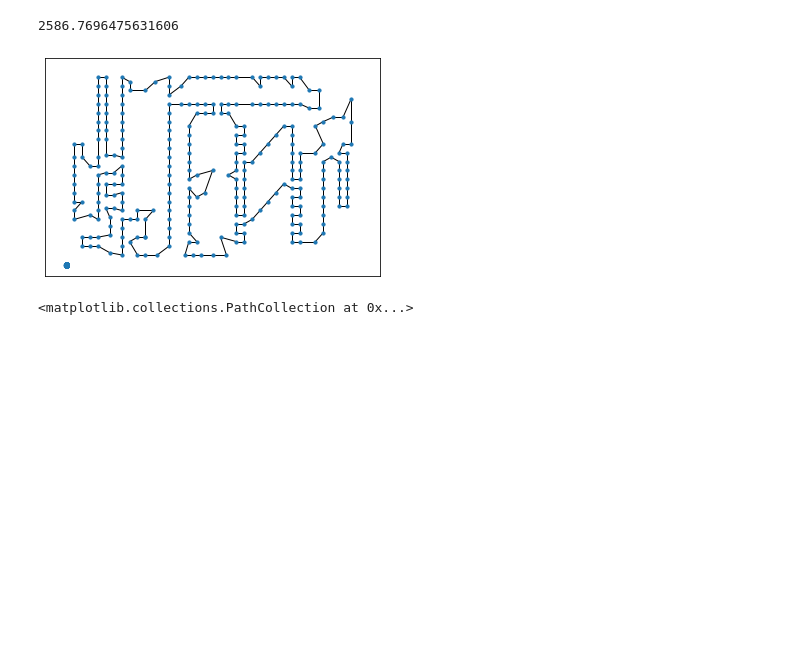
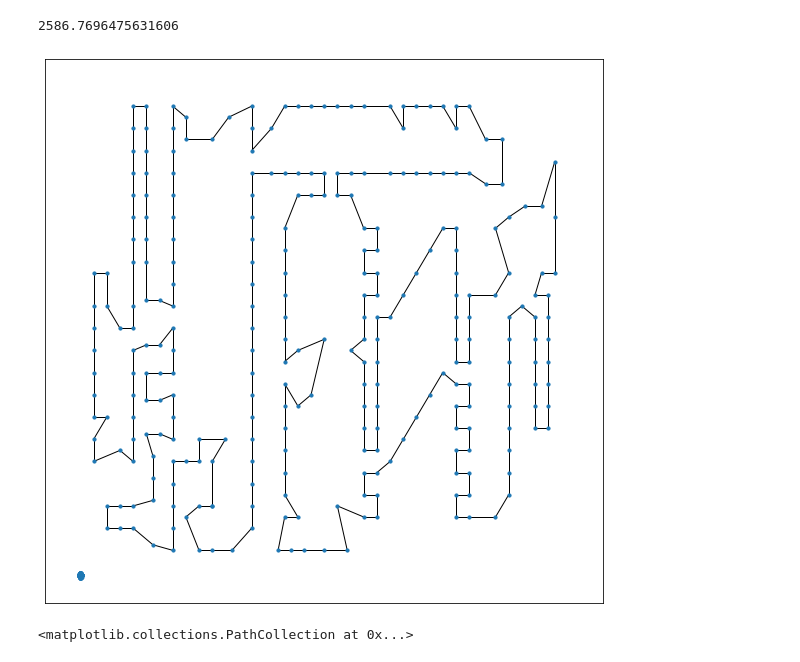
Before and after one commit to ElFilosofoX/natural_computing_project, a Jupyter notebook: testing_tsp.ipynb, the cells around one changed output. Cells and saved outputs as stored; diff of their text form; code cells hidden in the pictures; blank space fills up the shorter version.

```diff
--- a/testing_tsp.ipynb
+++ b/testing_tsp.ipynb
@@ -51,12 +51,13 @@ for i in range(1,len(G.nodes)+1):
 # %%
 solution = tsplib95.load("a280.opt.tour").tours[0]
 solution = get_edge_list(solution)
-nx.draw_networkx(G, with_labels=False, node_size=10, edgelist=[])
-nx.draw_networkx(G, pos=dictionary, with_labels=False, node_size=10, edgelist=solution)
+fig, axs = plt.subplots(1, figsize=(10,10))
+nx.draw_networkx(G, with_labels=False, node_size=10, edgelist=[], ax=axs)
+nx.draw_networkx(G, pos=dictionary, with_labels=False, node_size=10, edgelist=solution, ax=axs)
 print(get_fitness(solution))
 # %% [output]
 2586.7696475631606
-[figure, old version]
+[figure, new version]
 # %%
 fig, axs = plt.subplots(1, figsize=(10,10))
 nx.draw_networkx(G, pos=dictionary, with_labels=True, edgelist=solution, ax=axs)
```
Also changed, not shown: parts of 3 cells of this notebook, 7 other files.
